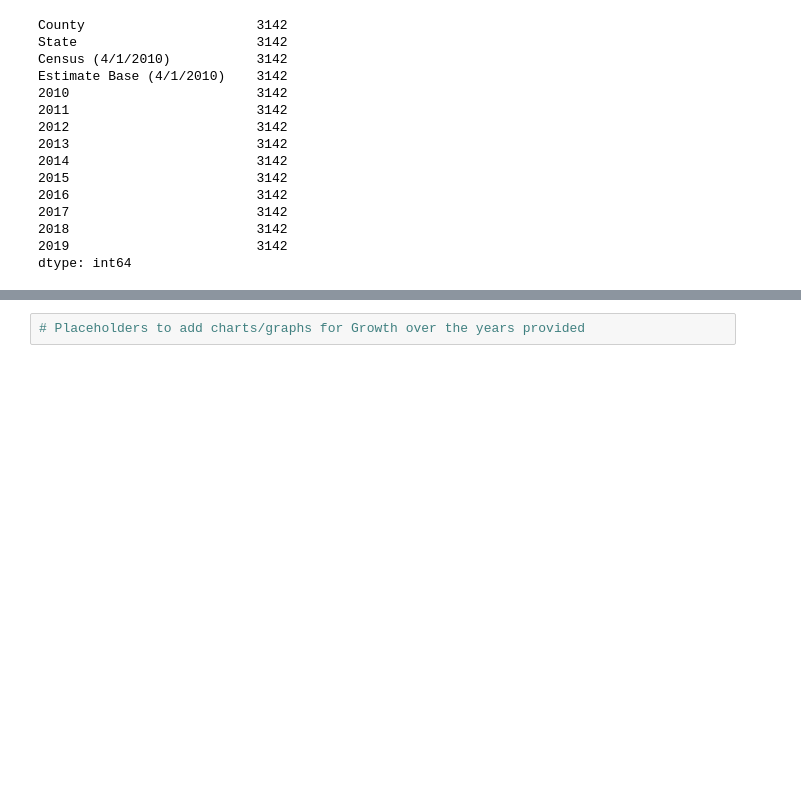
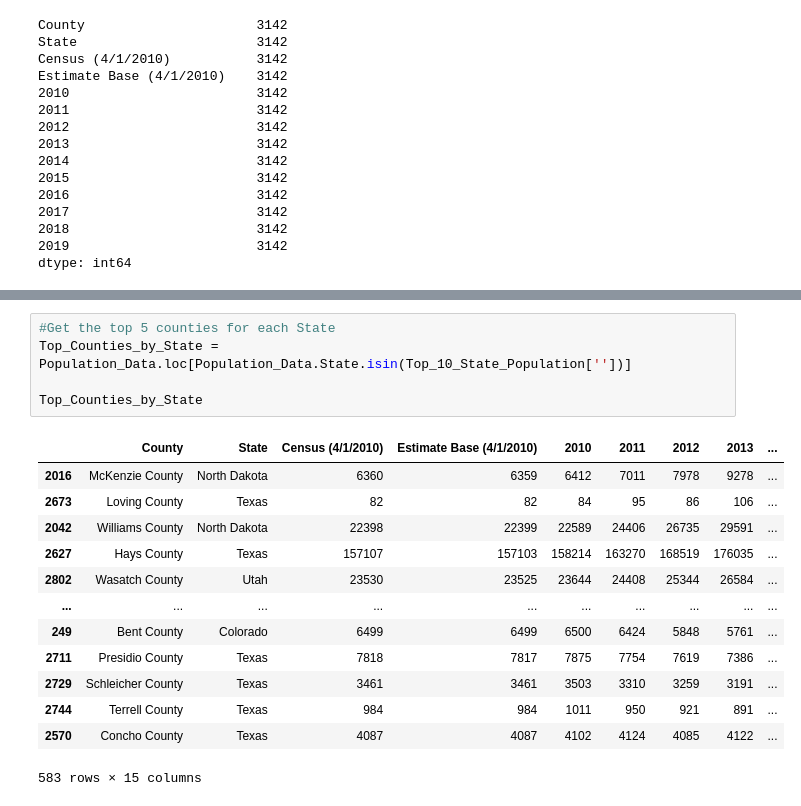
Before and after one commit to rls1316/project-one, a Jupyter notebook: Population_Analysis/pop_analysis.ipynb, the cells around one changed output, grey strips where cells are left out. Drawn from its saved outputs; the diff is of its cells as text; blank space fills up the shorter version.

```diff
--- a/Population_Analysis/pop_analysis.ipynb
+++ b/Population_Analysis/pop_analysis.ipynb
@@ -91,2 +115,19 @@ Top_10_State_Population
-# %%
-# Placeholders to add charts/graphs for Growth over the years provided
+# %%
+#Get the top 5 counties for each State
+Top_Counties_by_State = Population_Data.loc[Population_Data.State.isin(Top_10_State_Population[''])]
+
+Top_Counties_by_State
+# %% [output]
+|  | County | State | Census (4/1/2010) | Estimate Base (4/1/2010) | 2010 | 2011 | 2012 | 2013 | ... |
+| 2016 | McKenzie County | North Dakota | 6360 | 6359 | 6412 | 7011 | 7978 | 9278 | ... |
+| 2673 | Loving County | Texas | 82 | 82 | 84 | 95 | 86 | 106 | ... |
+| 2042 | Williams County | North Dakota | 22398 | 22399 | 22589 | 24406 | 26735 | 29591 | ... |
+| 2627 | Hays County | Texas | 157107 | 157103 | 158214 | 163270 | 168519 | 176035 | ... |
+| 2802 | Wasatch County | Utah | 23530 | 23525 | 23644 | 24408 | 25344 | 26584 | ... |
+| ... | ... | ... | ... | ... | ... | ... | ... | ... | ... |
+| 249 | Bent County | Colorado | 6499 | 6499 | 6500 | 6424 | 5848 | 5761 | ... |
+| 2711 | Presidio County | Texas | 7818 | 7817 | 7875 | 7754 | 7619 | 7386 | ... |
+| 2729 | Schleicher County | Texas | 3461 | 3461 | 3503 | 3310 | 3259 | 3191 | ... |
+| 2744 | Terrell County | Texas | 984 | 984 | 1011 | 950 | 921 | 891 | ... |
+| 2570 | Concho County | Texas | 4087 | 4087 | 4102 | 4124 | 4085 | 4122 | ... |
+583 rows × 15 columns
```
Also changed, not shown: parts of 16 cells of this notebook.
